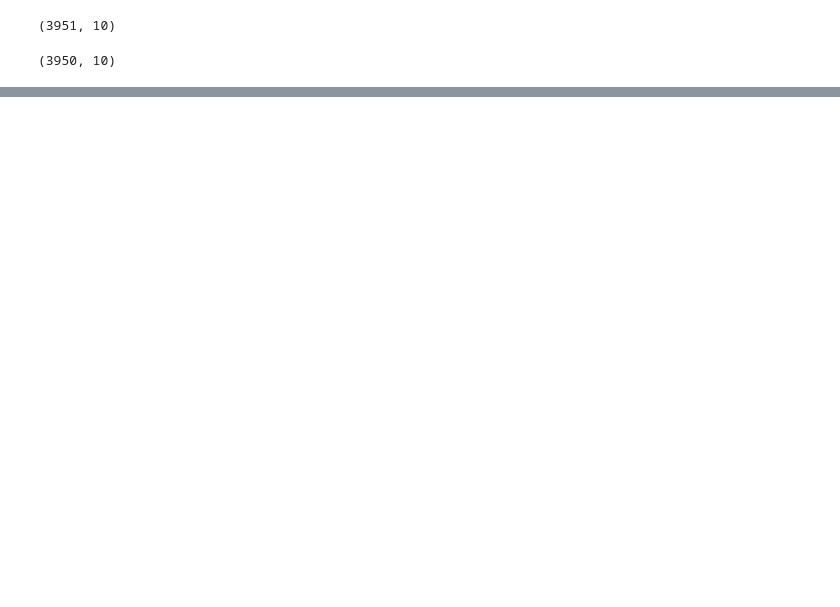
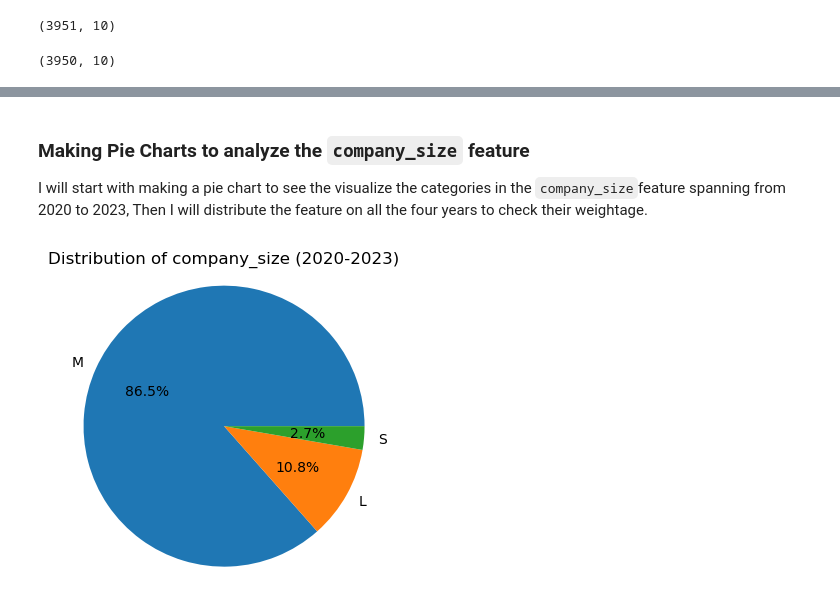
Before and after one commit to Haris-Mir/personal_python_projects, a Jupyter notebook: 01_ds_salaries_project/notebooks/01_salaries_eda_jun23.ipynb, the cells around one changed output, grey strips where cells are left out. Saved outputs shown, nothing was run; the diff lists cells and outputs as text; code cells hidden in the pictures; blank space fills up the shorter version.

```diff
--- a/01_ds_salaries_project/notebooks/01_salaries_eda_jun23.ipynb
+++ b/01_ds_salaries_project/notebooks/01_salaries_eda_jun23.ipynb
@@ -1337,0 +1346,16 @@ plt.show()
+# %% [markdown]
+### Making Pie Charts to analyze the `company_size` feature
+
+I will start with making a pie chart to see the visualize the categories in the `company_size`feature spanning from 2020 to 2023, Then I will distribute the feature on all the four years to check their weightage.
+# %%
+# Calculating the value counts of 'company_size'
+company_size_counts = salaries_usd_filtered['company_size'].value_counts()
+
+# Plotting the pie chart
+plt.figure(figsize=(4, 4))
+plt.pie(company_size_counts, labels=company_size_counts.index, autopct='%1.1f%%')
+plt.title('Distribution of company_size (2020-2023)')
+plt.axis('equal')  # Equal aspect ratio ensures that pie is drawn as a circle
+plt.show()
+# %% [output]
+[figure, added]
```
Also changed, not shown: parts of 46 cells of this notebook, 5 other files.
